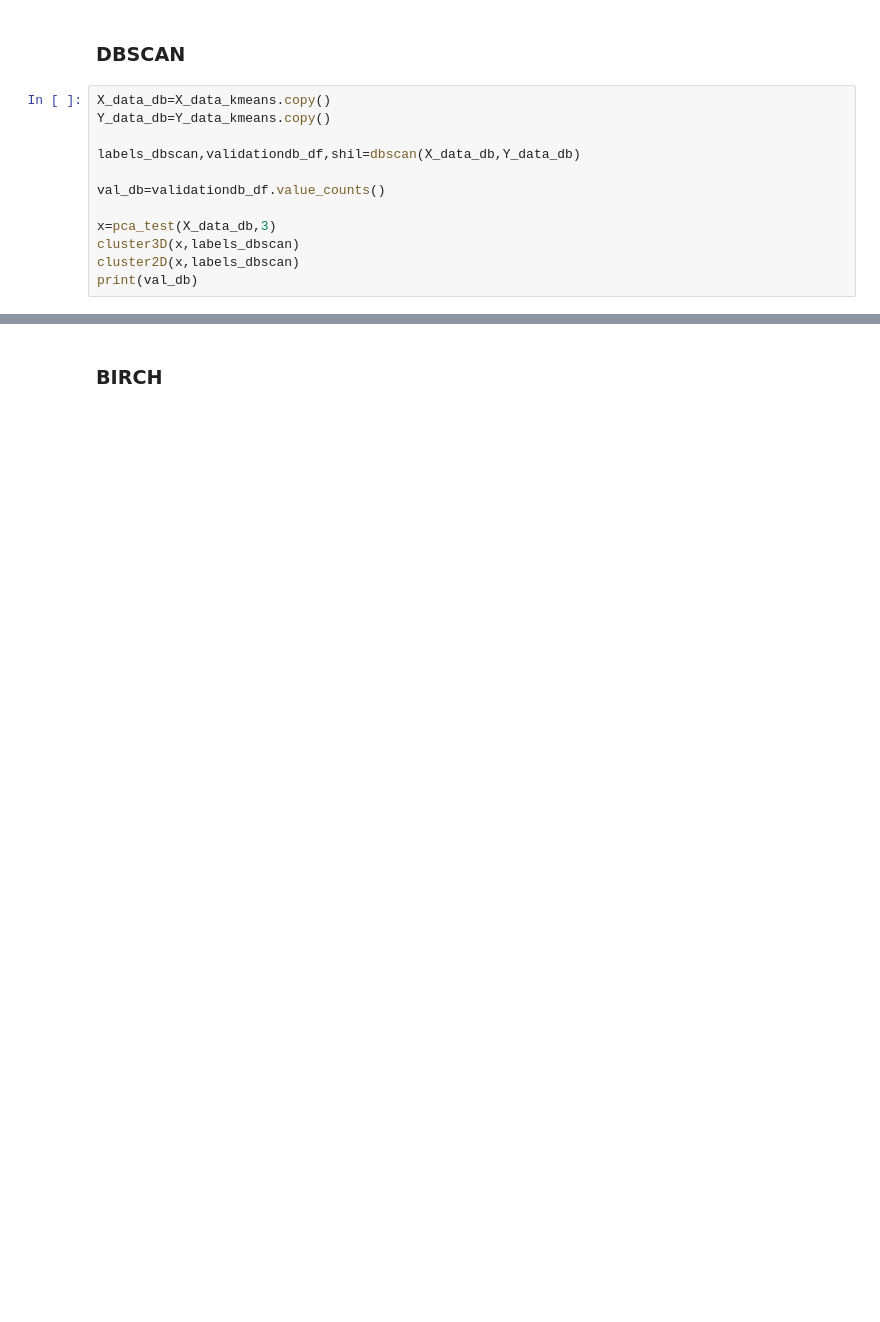
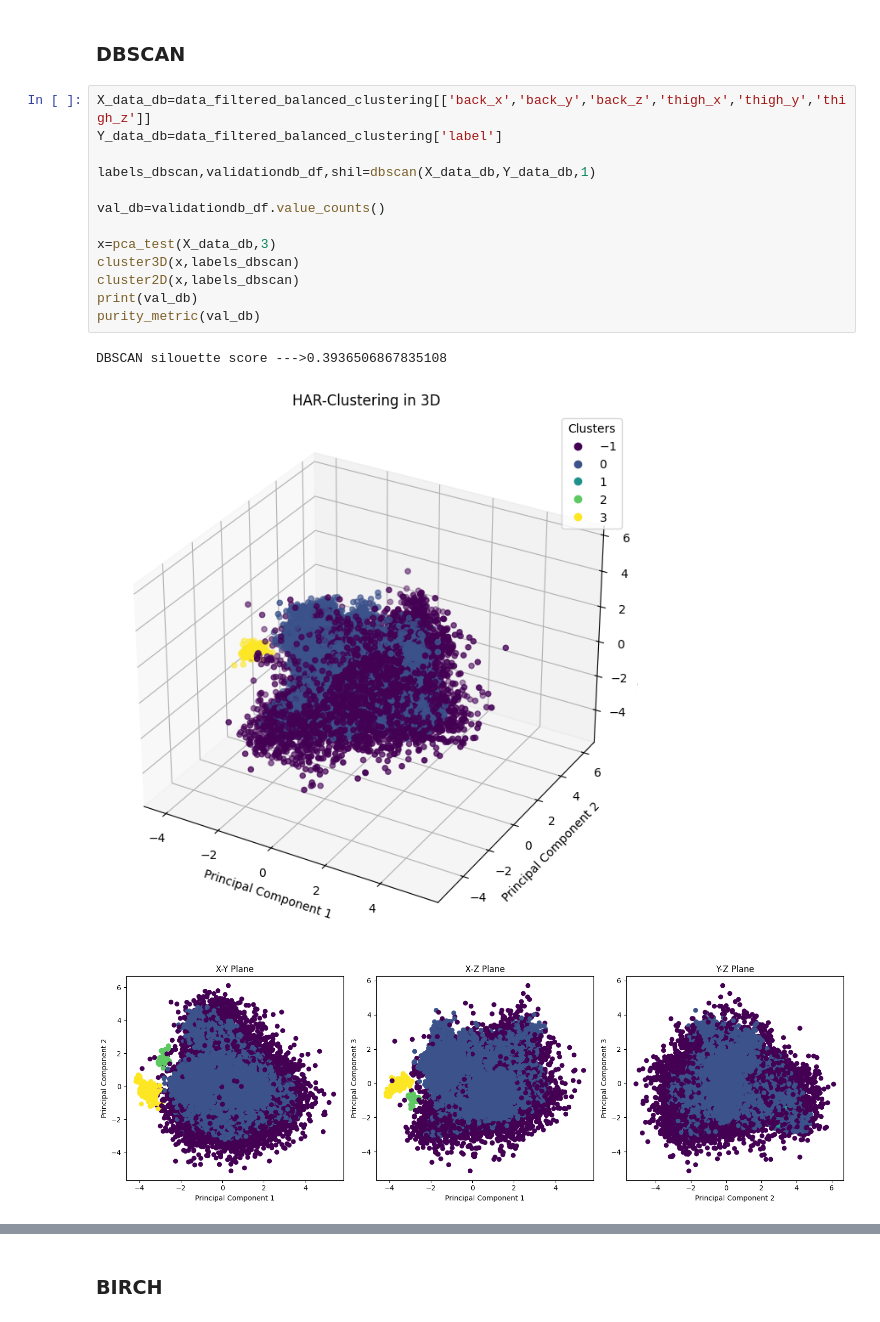
Before and after one commit to ELEFTHERIOSAMITSIS/data_mining, a Jupyter notebook: organize.ipynb, the cells around one changed output, grey strips where cells are left out. Drawn from its saved outputs; the diff is of its cells as text; blank space fills up the shorter version.

```diff
--- a/organize.ipynb
+++ b/organize.ipynb
@@ -262,14 +286,19 @@ Name: count, dtype: int64
 # %% [markdown]
 ### DBSCAN
 # %%
-X_data_db=X_data_kmeans.copy()
-Y_data_db=Y_data_kmeans.copy()
+X_data_db=data_filtered_balanced_clustering[['back_x','back_y','back_z','thigh_x','thigh_y','thigh_z']]
+Y_data_db=data_filtered_balanced_clustering['label']
 
-labels_dbscan,validationdb_df,shil=dbscan(X_data_db,Y_data_db)
+labels_dbscan,validationdb_df,shil=dbscan(X_data_db,Y_data_db,1)
 
 val_db=validationdb_df.value_counts()
 
 x=pca_test(X_data_db,3)
 cluster3D(x,labels_dbscan)
 cluster2D(x,labels_dbscan)
 print(val_db)
+purity_metric(val_db)
+# %% [output]
+DBSCAN silouette score --->0.3936506867835108
+[figure, added]
+[figure, added]
```
Also changed, not shown: parts of 21 cells of this notebook, 4 other files.
